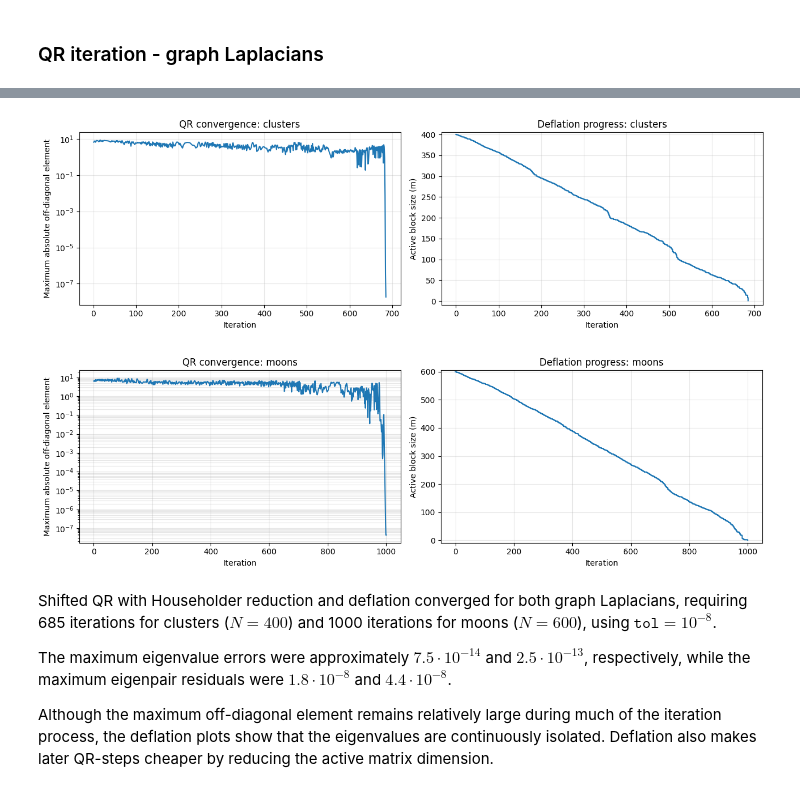
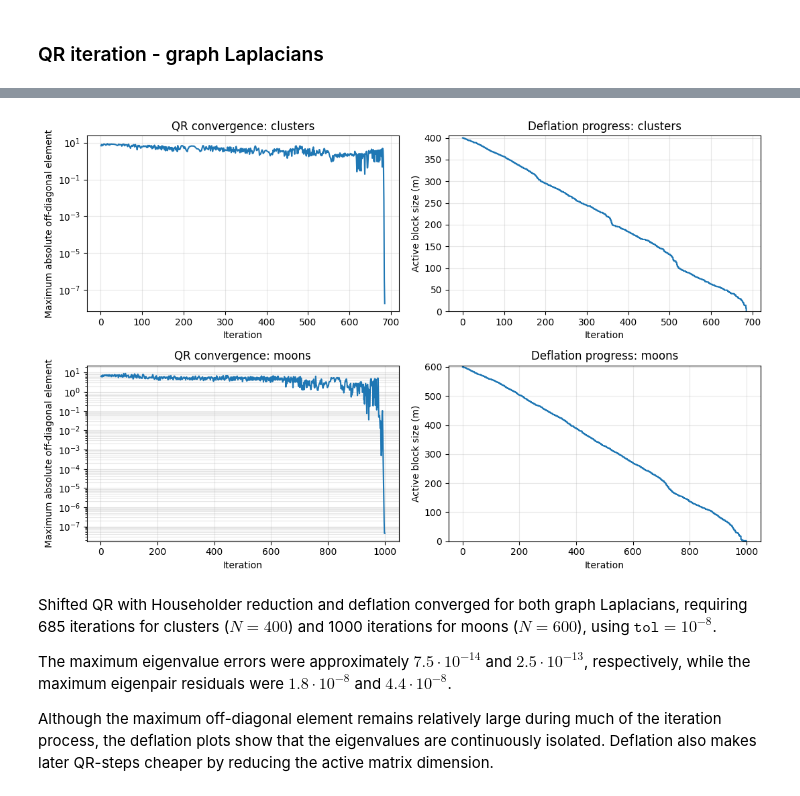
Before and after one commit to theaboge/spectral_clustering, a Jupyter notebook: handin.ipynb, the cells around one changed output, grey strips where cells are left out. Cells and saved outputs as stored; diff of their text form; code cells hidden in the pictures.

Commit message:
Added QR plot exports and updated results

```diff
--- a/handin.ipynb
+++ b/handin.ipynb
@@ -1223,40 +1219,45 @@ display(
     })
 )
 
-# Plot convergence and deflation progress separately for each dataset
-for name, L_test in [
+
+# Plot convergence and deflation progress for both datasets
+fig, axes = plt.subplots(2, 2, figsize=(11, 7))
+
+for row, (name, L_test) in enumerate([
     ("clusters", L),
     ("moons", L_moons)
-]:
+]):
     history = histories[name]
     m_history = m_histories[name]
     n = L_test.shape[0]
 
-    fig, axes = plt.subplots(1, 2, figsize=(13, 4))
-
     # Convergence history
-    axes[0].semilogy(
+    axes[row, 0].semilogy(
         np.arange(1, len(history) + 1),
         history
     )
-    axes[0].set_xlabel("Iteration")
-    axes[0].set_ylabel("Maximum absolute off-diagonal element")
-    axes[0].set_title(f"QR convergence: {name}")
-    axes[0].grid(True, which="both", alpha=0.3)
+    axes[row, 0].set_xlabel("Iteration")
+    axes[row, 0].set_ylabel("Maximum absolute off-diagonal element")
+    axes[row, 0].set_title(f"QR convergence: {name}")
+    axes[row, 0].grid(True, which="both", alpha=0.3)
 
     # Deflation history
-    axes[1].step(
+    axes[row, 1].step(
         np.arange(0, len(m_history) + 1),
         np.r_[n, m_history],
         where="post"
     )
-    axes[1].set_xlabel("Iteration")
-    axes[1].set_ylabel("Active block size (m)")
-    axes[1].set_title(f"Deflation progress: {name}")
-    axes[1].set_ylim(min(m_history) - 10, n + 5)
-    axes[1].grid(True, alpha=0.3)
+    axes[row, 1].set_xlabel("Iteration")
+    axes[row, 1].set_ylabel("Active block size (m)")
+    axes[row, 1].set_title(f"Deflation progress: {name}")
+    axes[row, 1].set_ylim(0, n + 5)
+    axes[row, 1].grid(True, alpha=0.3)
 
-    plt.tight_layout()
-    plt.show()
+plt.tight_layout()
+
+# Save figure for the report
+fig.savefig("figures/qr_convergence.svg", bbox_inches="tight")
+
+plt.show()
 # %% [output]
 |  | method | N | tol | maxiter | iterations | converged | time | deflations | active_size | ... |
@@ -1265,5 +1266,4 @@ for name, L_test in [
-[figure, old version]
+[figure, new version]
-[figure, removed]
 # %% [markdown]
 Shifted QR with Householder reduction and deflation converged for both graph Laplacians, requiring 685 iterations for clusters ($N = 400$) and 1000 iterations for moons ($N = 600$), using $\texttt{tol}=10^{-8}$.
 
```
Also changed, not shown: parts of 5 cells of this notebook, 2 other files.
